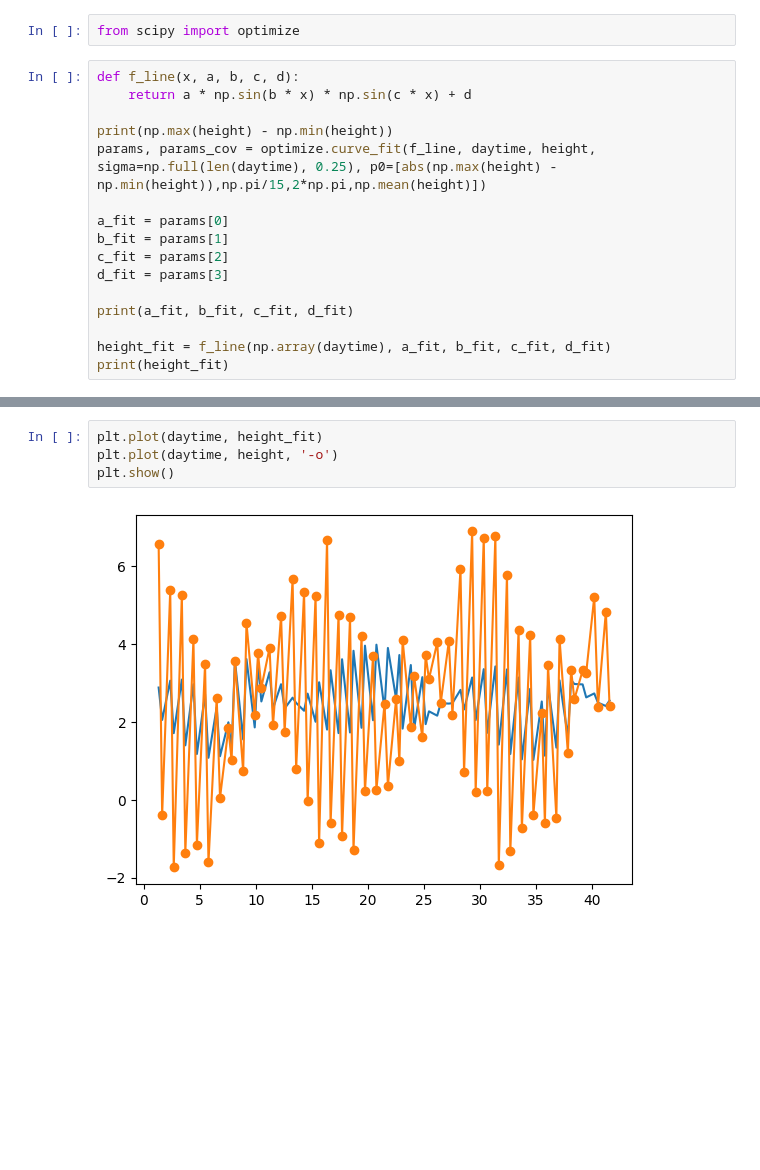
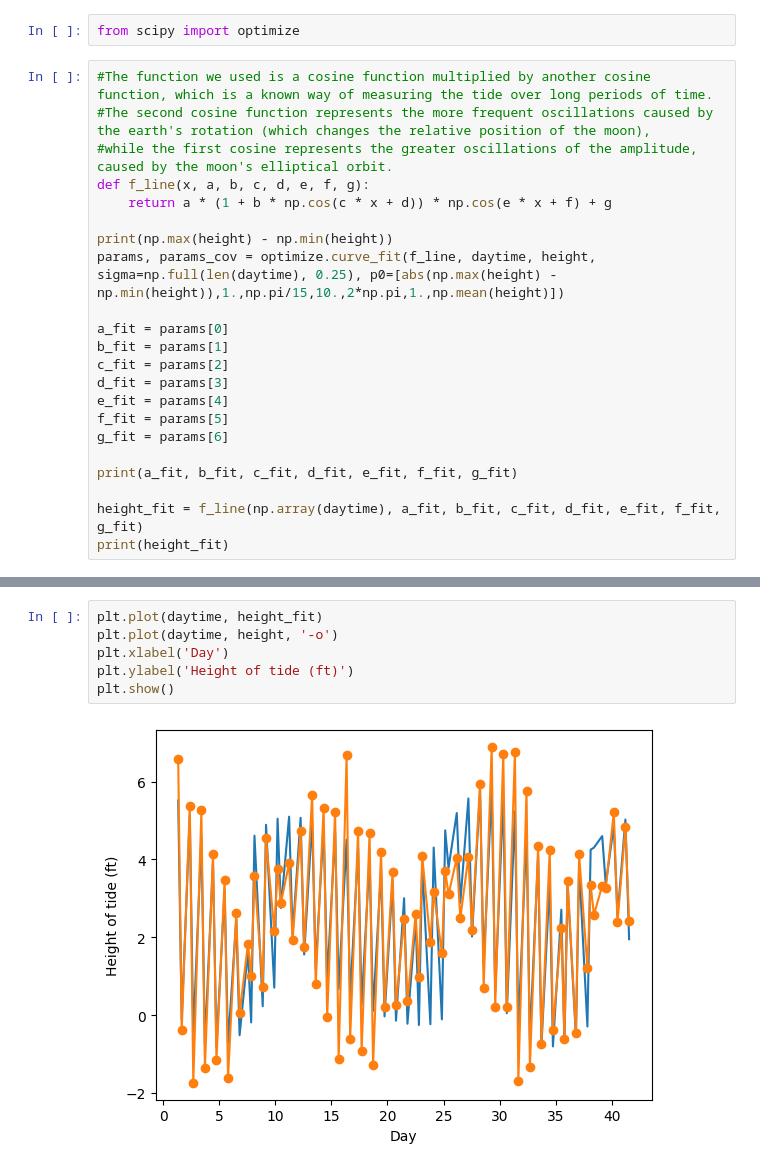
Before and after one commit to tchengsd/astr-group-project, a Jupyter notebook: group_project.ipynb, the cells around one changed output, grey strips where cells are left out. Cells and saved outputs as stored; diff of their text form; blank space fills up the shorter version.

Commit message:
Adjusted function + most of Step 3 and 4

```diff
--- a/group_project.ipynb
+++ b/group_project.ipynb
@@ -44,20 +45,26 @@ plt.show()
 # %%
 from scipy import optimize
 # %%
-def f_line(x, a, b, c, d):
-    return a * np.sin(b * x) * np.sin(c * x) + d
+#The function we used is a cosine function multiplied by another cosine function, which is a known way of measuring the tide over long periods of time.
+#The second cosine function represents the more frequent oscillations caused by the earth's rotation (which changes the relative position of the moon),
+#while the first cosine represents the greater oscillations of the amplitude, caused by the moon's elliptical orbit.
+def f_line(x, a, b, c, d, e, f, g):
+    return a * (1 + b * np.cos(c * x + d)) * np.cos(e * x + f) + g
 
 print(np.max(height) - np.min(height))
-params, params_cov = optimize.curve_fit(f_line, daytime, height, sigma=np.full(len(daytime), 0.25), p0=[abs(np.max(height) - np.min(height)),np.pi/15,2*np.pi,np.mean(height)])
+params, params_cov = optimize.curve_fit(f_line, daytime, height, sigma=np.full(len(daytime), 0.25), p0=[abs(np.max(height) - np.min(height)),1.,np.pi/15,10.,2*np.pi,1.,np.mean(height)])
 
 a_fit = params[0]
 b_fit = params[1]
 c_fit = params[2]
 d_fit = params[3]
+e_fit = params[4]
+f_fit = params[5]
+g_fit = params[6]
 
-print(a_fit, b_fit, c_fit, d_fit)
+print(a_fit, b_fit, c_fit, d_fit, e_fit, f_fit, g_fit)
 
-height_fit = f_line(np.array(daytime), a_fit, b_fit, c_fit, d_fit)
+height_fit = f_line(np.array(daytime), a_fit, b_fit, c_fit, d_fit, e_fit, f_fit, g_fit)
 print(height_fit)
 # %% [output]
 8.629999999999999
@@ -79,6 +86,8 @@ print(height_fit)
 # %%
 plt.plot(daytime, height_fit)
 plt.plot(daytime, height, '-o')
+plt.xlabel('Day')
+plt.ylabel('Height of tide (ft)')
 plt.show()
 # %% [output]
-[figure, old version]
+[figure, new version]
```
Also changed, not shown: parts of 6 cells of this notebook.
